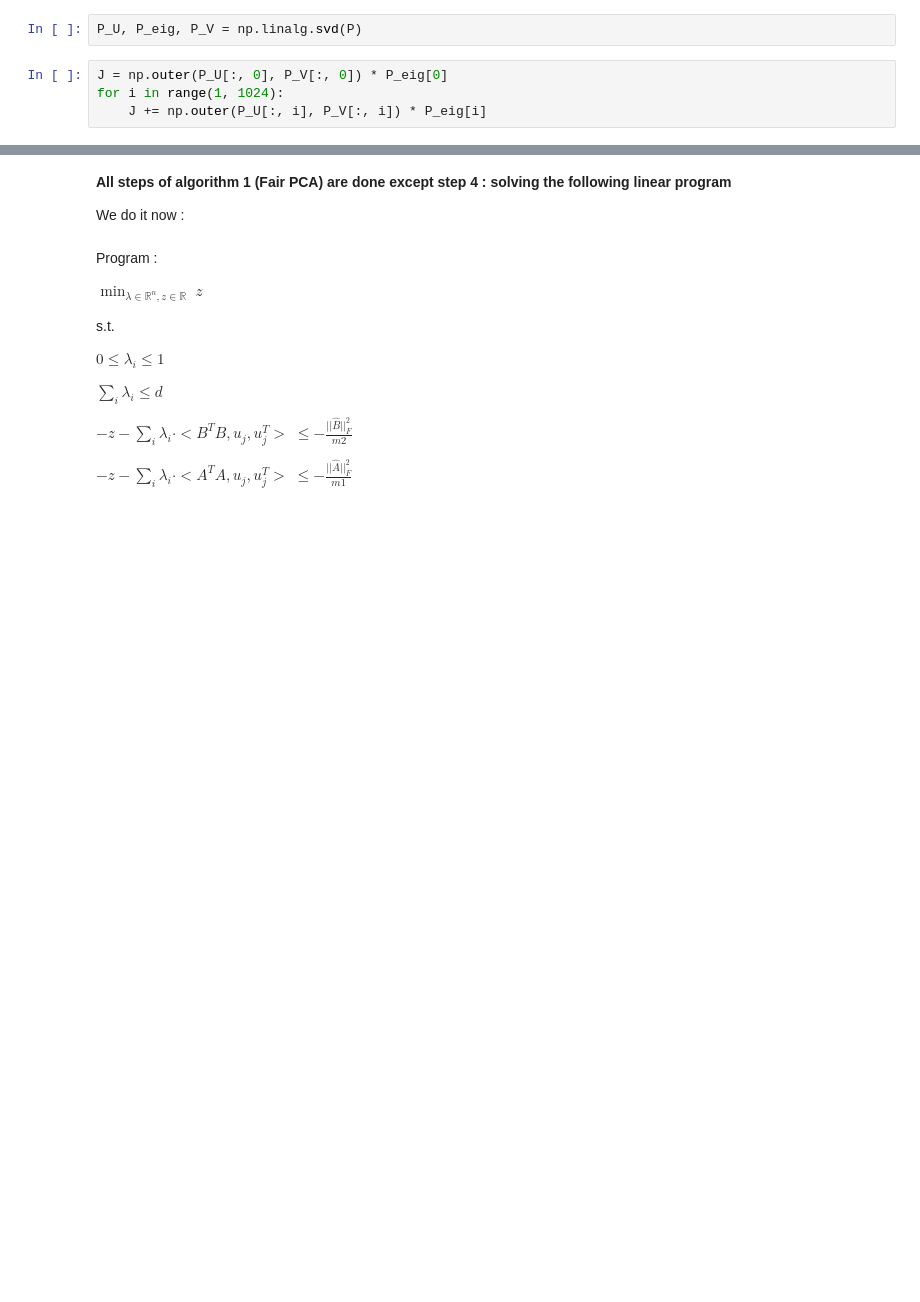
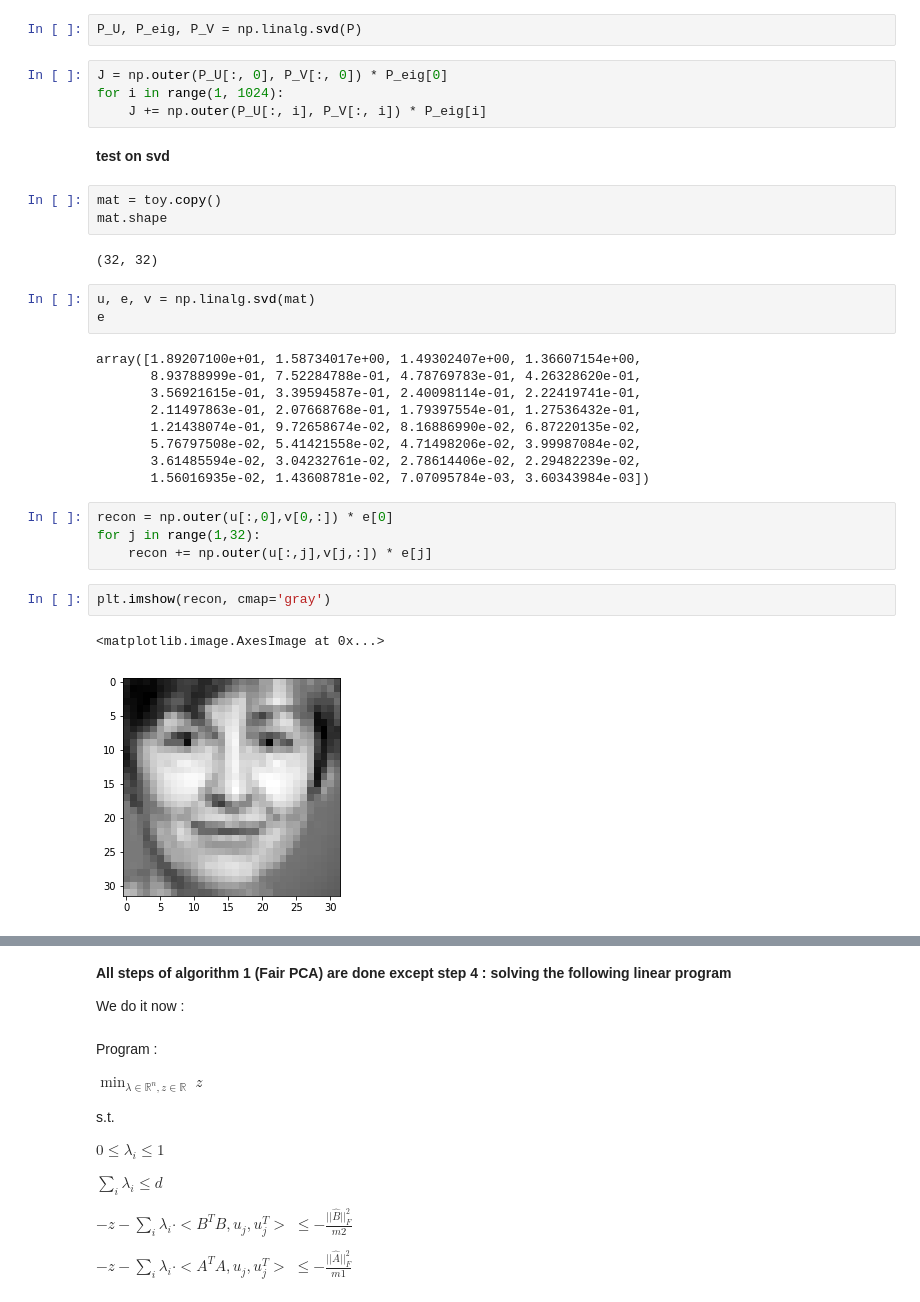
Before and after one commit to mehdibnc/Fair_PCA, a Jupyter notebook: Fair_PCA.ipynb, the cells around one changed output, grey strips where cells are left out. Drawn from its saved outputs; the diff is of its cells as text; blank space fills up the shorter version.

```diff
--- a/Fair_PCA.ipynb
+++ b/Fair_PCA.ipynb
@@ -239,3 +239,31 @@ P_U, P_eig, P_V = np.linalg.svd(P)
 J = np.outer(P_U[:, 0], P_V[:, 0]) * P_eig[0]
 for i in range(1, 1024):
     J += np.outer(P_U[:, i], P_V[:, i]) * P_eig[i]
+# %% [markdown]
+**test on svd**
+# %%
+mat = toy.copy()
+mat.shape
+# %% [output]
+(32, 32)
+# %%
+u, e, v = np.linalg.svd(mat)
+e
+# %% [output]
+array([1.89207100e+01, 1.58734017e+00, 1.49302407e+00, 1.36607154e+00,
+       8.93788999e-01, 7.52284788e-01, 4.78769783e-01, 4.26328620e-01,
+       3.56921615e-01, 3.39594587e-01, 2.40098114e-01, 2.22419741e-01,
+       2.11497863e-01, 2.07668768e-01, 1.79397554e-01, 1.27536432e-01,
+       1.21438074e-01, 9.72658674e-02, 8.16886990e-02, 6.87220135e-02,
+       5.76797508e-02, 5.41421558e-02, 4.71498206e-02, 3.99987084e-02,
+       3.61485594e-02, 3.04232761e-02, 2.78614406e-02, 2.29482239e-02,
+       1.56016935e-02, 1.43608781e-02, 7.07095784e-03, 3.60343984e-03])
+# %%
+recon = np.outer(u[:,0],v[0,:]) * e[0]
+for j in range(1,32):
+    recon += np.outer(u[:,j],v[j,:]) * e[j]
+# %%
+plt.imshow(recon, cmap='gray')
+# %% [output]
+<matplotlib.image.AxesImage at 0x...>
+[figure, added]
```
Also changed, not shown: parts of 21 cells of this notebook.
